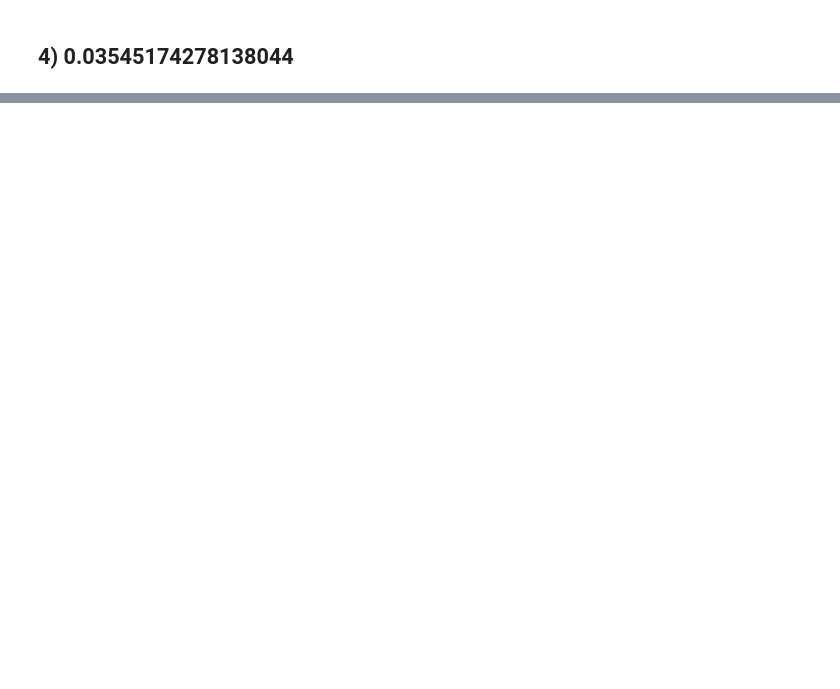
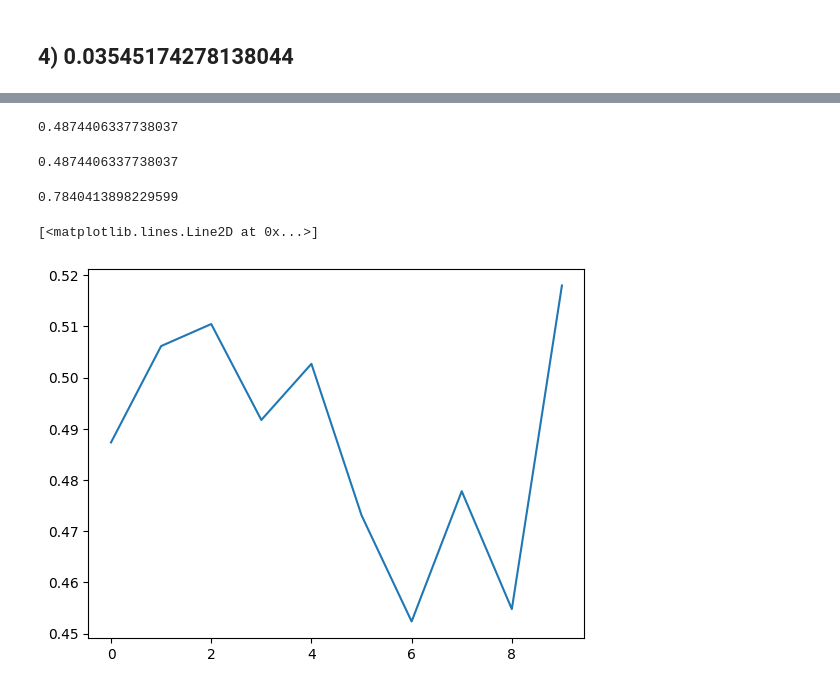
Before and after one commit to difurka/mlbookcamp_learning, a Jupyter notebook: mlzoomcamp_hw7.ipynb, the cells around one changed output, grey strips where cells are left out. Cells and saved outputs as stored; diff of their text form; code cells hidden in the pictures; blank space fills up the shorter version.

```diff
--- a/mlzoomcamp_hw7.ipynb
+++ b/mlzoomcamp_hw7.ipynb
@@ -310,0 +324,17 @@ print(statistics.median(history2.history['val_accuracy'][6:]))
+# %%
+print(statistics.mean(history2.history['val_loss']))
+# %% [output]
+0.4874406337738037
+# %%
+np.average(history2.history['val_loss'])
+# %% [output]
+0.4874406337738037
+# %%
+np.average(history2.history['val_accuracy'][6:])
+# %% [output]
+0.7840413898229599
+# %%
+plt.plot(history2.history['val_loss'])
+# %% [output]
+[<matplotlib.lines.Line2D at 0x...>]
+[figure, added]
```
Also changed, not shown: parts of 14 cells of this notebook.
